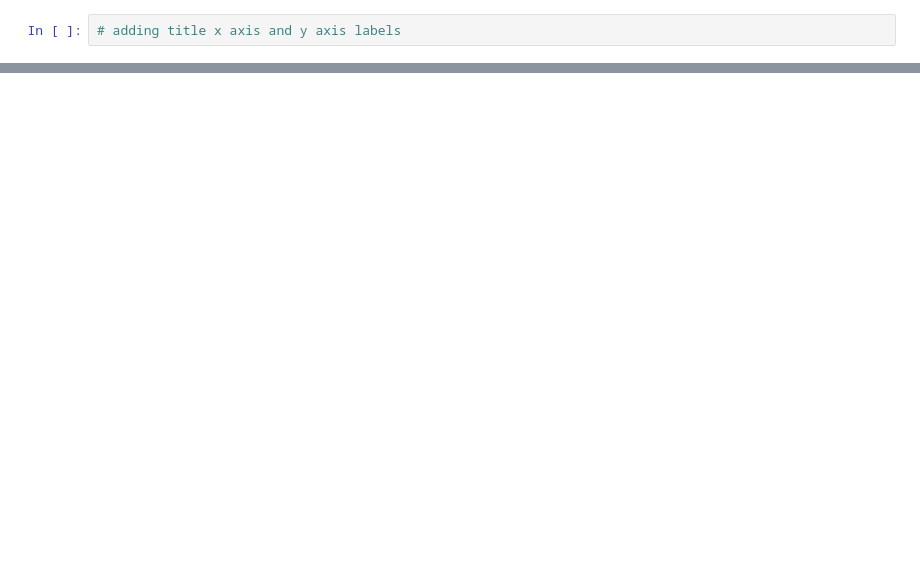
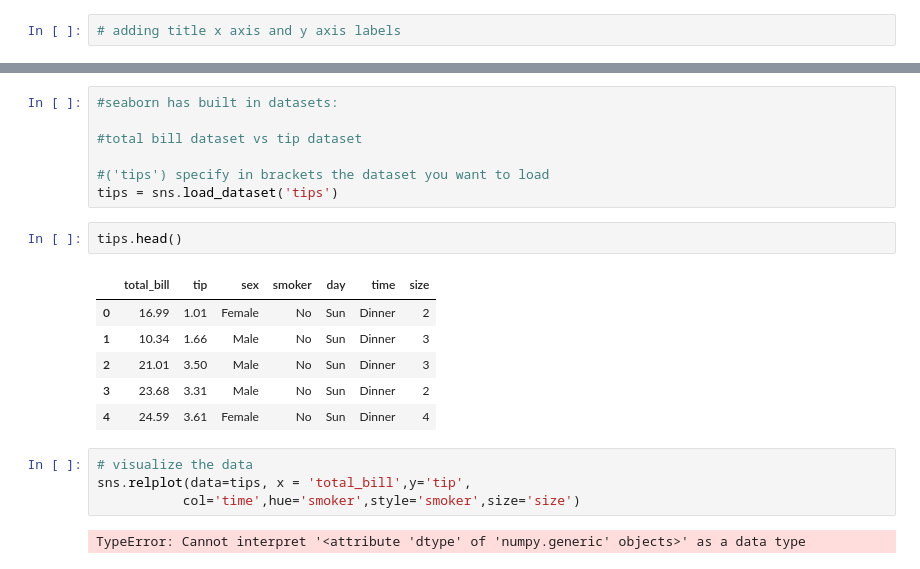
Before and after one commit to glenchiridza/ml_p1_concepts, a Jupyter notebook: complete_machine_learning_60hrs.ipynb, the cells around one changed output, grey strips where cells are left out. Saved outputs shown, nothing was run; the diff lists cells and outputs as text; blank space fills up the shorter version.

Commit message:
seaborn plots

```diff
--- a/complete_machine_learning_60hrs.ipynb
+++ b/complete_machine_learning_60hrs.ipynb
@@ -614,0 +647,22 @@ NameError: name 'plt' is not defined
+# %%
+#seaborn has built in datasets:
+
+#total bill dataset vs tip dataset
+
+#('tips') specify in brackets the dataset you want to load
+tips = sns.load_dataset('tips')
+# %%
+tips.head()
+# %% [output]
+|  | total_bill | tip | sex | smoker | day | time | size |
+| 0 | 16.99 | 1.01 | Female | No | Sun | Dinner | 2 |
+| 1 | 10.34 | 1.66 | Male | No | Sun | Dinner | 3 |
+| 2 | 21.01 | 3.50 | Male | No | Sun | Dinner | 3 |
+| 3 | 23.68 | 3.31 | Male | No | Sun | Dinner | 2 |
+| 4 | 24.59 | 3.61 | Female | No | Sun | Dinner | 4 |
+# %%
+# visualize the data
+sns.relplot(data=tips, x = 'total_bill',y='tip',
+           col='time',hue='smoker',style='smoker',size='size')
+# %% [output]
+TypeError: Cannot interpret '<attribute 'dtype' of 'numpy.generic' objects>' as a data type
```
Also changed, not shown: parts of 14 cells of this notebook.
